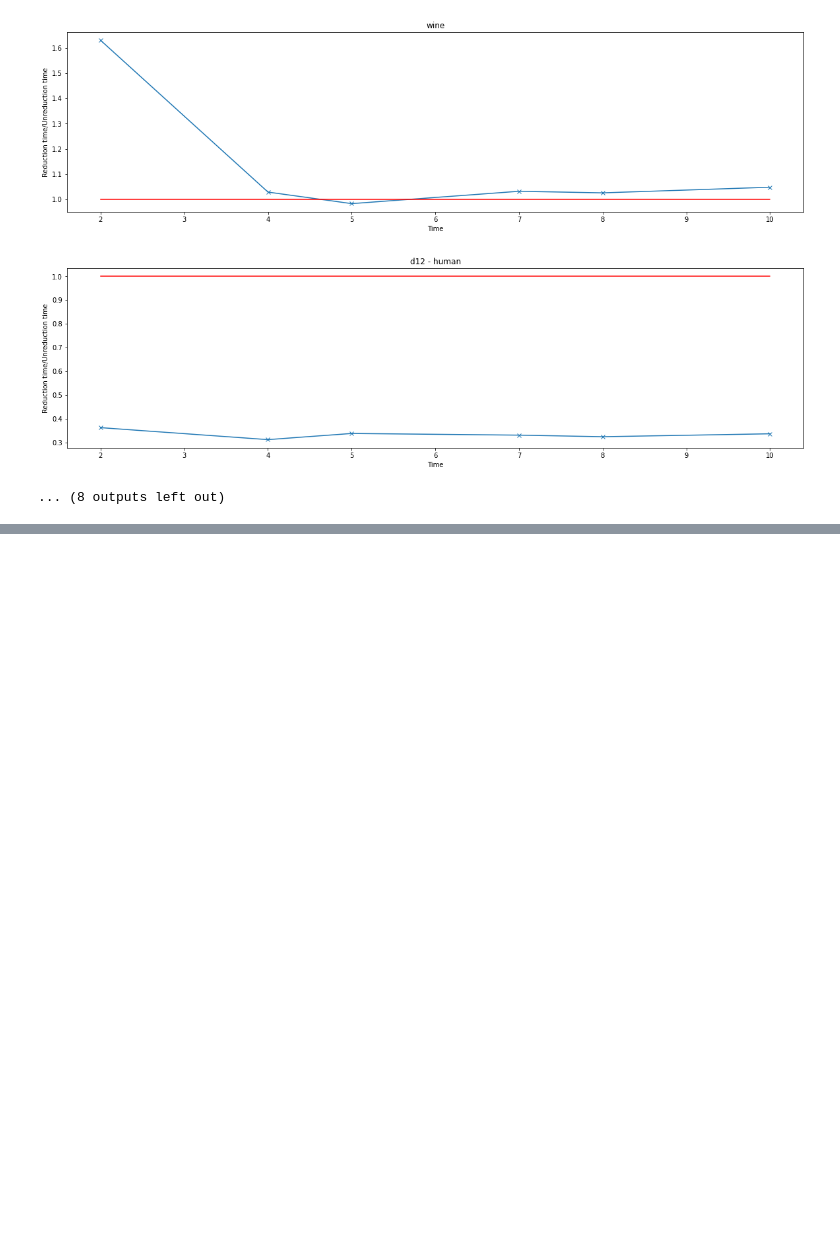
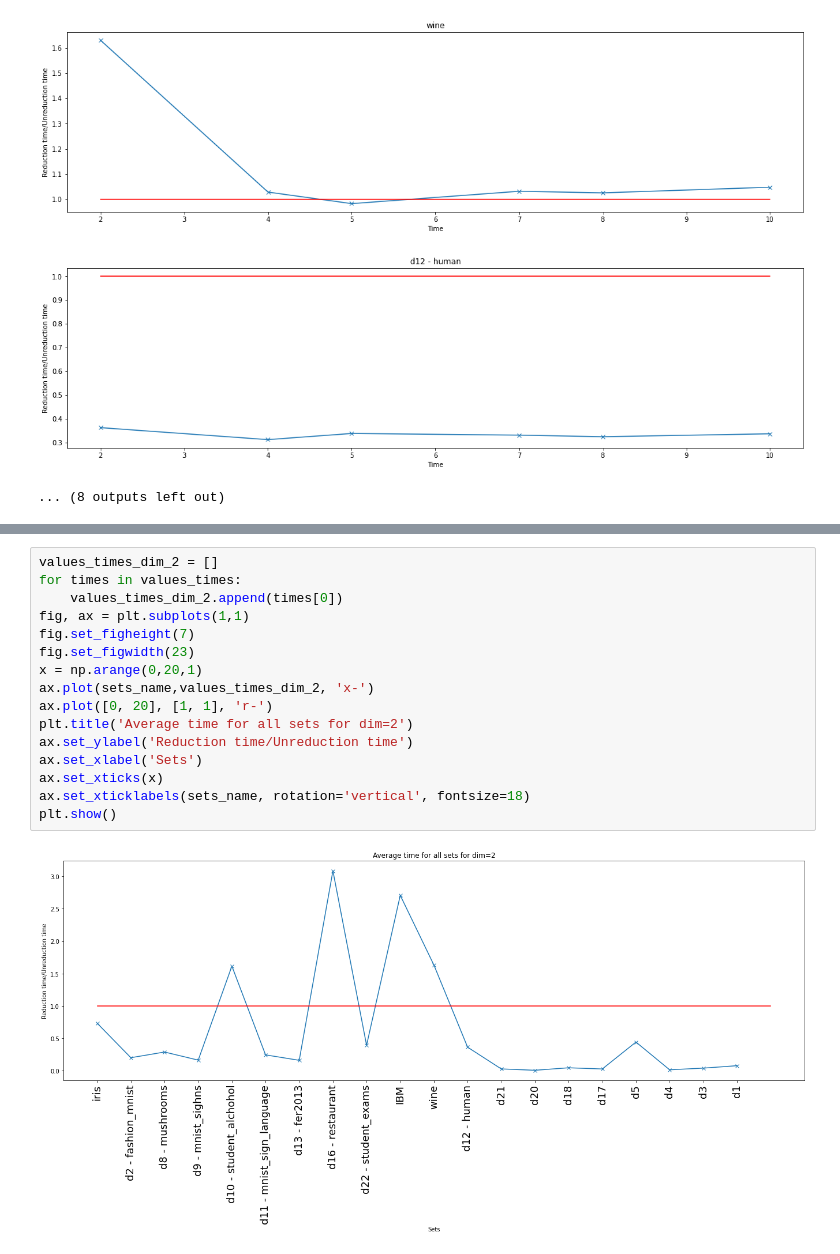
Before and after one commit to OldGentleman/ML_Dimensional_reduction, a Jupyter notebook: static_tests/dim_analis.ipynb, the cells around one changed output, grey strips where cells are left out. Cells and saved outputs as stored; diff of their text form; blank space fills up the shorter version.

```diff
--- a/static_tests/dim_analis.ipynb
+++ b/static_tests/dim_analis.ipynb
@@ -98,0 +121,18 @@ for set_name, acc, time in zip(sets_name, values_times, dims):
+# %%
+values_times_dim_2 = []
+for times in values_times:
+    values_times_dim_2.append(times[0])
+fig, ax = plt.subplots(1,1)
+fig.set_figheight(7)
+fig.set_figwidth(23)
+x = np.arange(0,20,1)
+ax.plot(sets_name,values_times_dim_2, 'x-')
+ax.plot([0, 20], [1, 1], 'r-')
+plt.title('Average time for all sets for dim=2')
+ax.set_ylabel('Reduction time/Unreduction time')
+ax.set_xlabel('Sets')
+ax.set_xticks(x)
+ax.set_xticklabels(sets_name, rotation='vertical', fontsize=18)
+plt.show()
+# %% [output]
+[figure, added]
```
Also changed, not shown: parts of 3 cells of this notebook.
